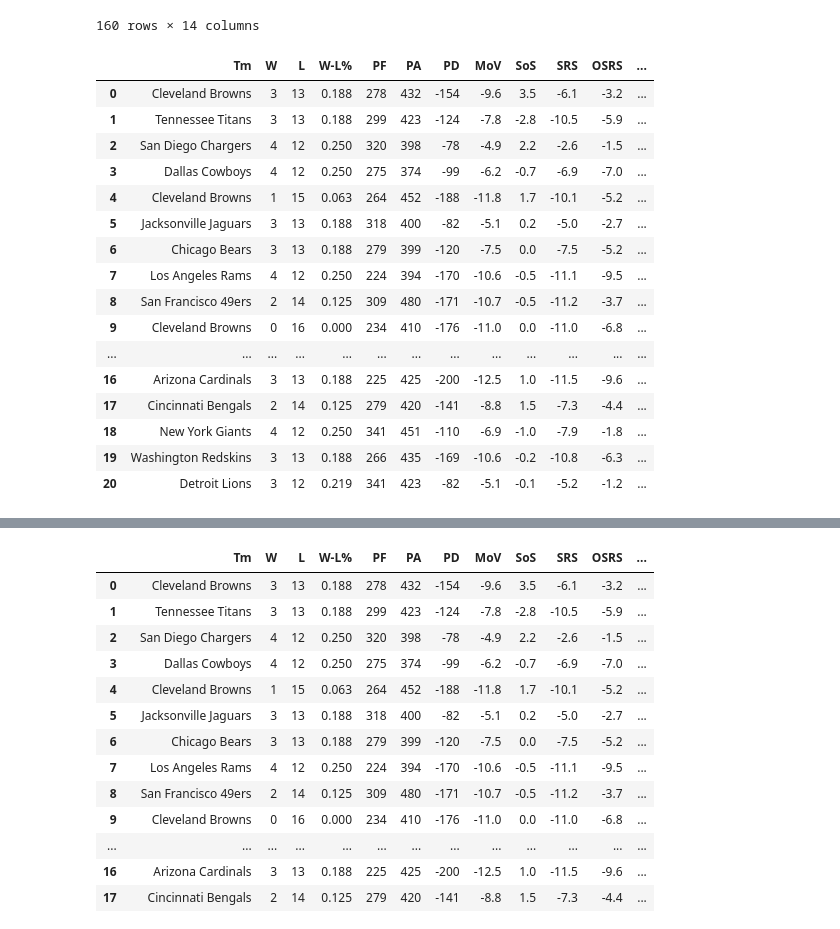
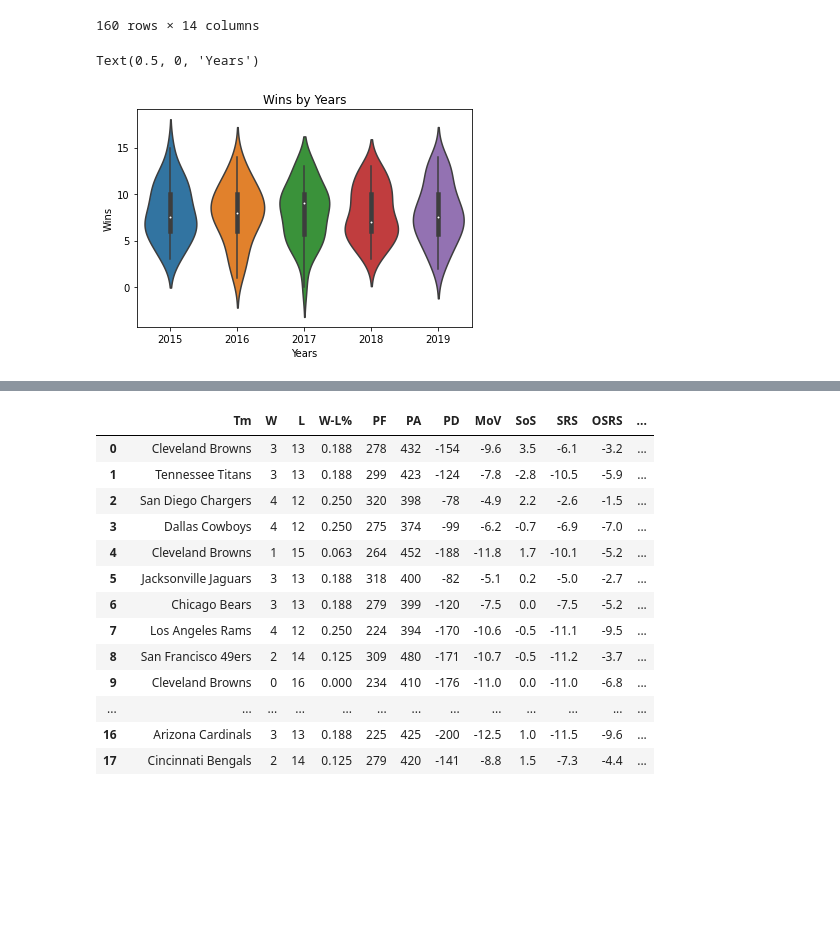
Before and after one commit to rksmith56/rksmith56.github.io, a Jupyter notebook: mainsource.ipynb, the cells around one changed output, grey strips where cells are left out. Drawn from its saved outputs; the diff is of its cells as text; code cells hidden in the pictures; blank space fills up the shorter version.

```diff
--- a/mainsource.ipynb
+++ b/mainsource.ipynb
@@ -77,7 +77,6 @@ ls_2019['Year'] = 2019
 years_list = [ls_2015, ls_2016, ls_2017, ls_2018, ls_2019]
 years_frame_ls = pd.concat(years_list, ignore_index=True)
 
-years_frame_ls['W'] = years_frame_ls['W'].astype('int')
 years_frame_ls
 # %% [output]
 |  | Tm | W | L | W-L% | PF | PA | PD | MoV | SoS | SRS | OSRS | ... |
@@ -93,27 +92,14 @@ years_frame_ls
 | 158 | Los Angeles Rams | 9 | 7 | .563 | 394 | 364 | 30 | 1.9 | 2.0 | 3.9 | 2.2 | ... |
 | 159 | Arizona Cardinals | 5 | 10 | .344 | 361 | 442 | -81 | -5.1 | 1.8 | -3.2 | -0.3 | ... |
 160 rows × 14 columns
-# %%
-years_frame_ls['W-L%'] = years_frame_ls['W-L%'].astype('float')
-years_frame_ls = years_frame_ls[years_frame_ls['W-L%'] <= .250]
-years_frame_ls = years_frame_ls.reset_index(drop=True)
-years_frame_ls['W'] = years_frame_ls['W'].astype('int')
-years_frame_ls
-# %% [output]
-|  | Tm | W | L | W-L% | PF | PA | PD | MoV | SoS | SRS | OSRS | ... |
-| 0 | Cleveland Browns | 3 | 13 | 0.188 | 278 | 432 | -154 | -9.6 | 3.5 | -6.1 | -3.2 | ... |
-| 1 | Tennessee Titans | 3 | 13 | 0.188 | 299 | 423 | -124 | -7.8 | -2.8 | -10.5 | -5.9 | ... |
-| 2 | San Diego Chargers | 4 | 12 | 0.250 | 320 | 398 | -78 | -4.9 | 2.2 | -2.6 | -1.5 | ... |
-| 3 | Dallas Cowboys | 4 | 12 | 0.250 | 275 | 374 | -99 | -6.2 | -0.7 | -6.9 | -7.0 | ... |
-| 4 | Cleveland Browns | 1 | 15 | 0.063 | 264 | 452 | -188 | -11.8 | 1.7 | -10.1 | -5.2 | ... |
-| 5 | Jacksonville Jaguars | 3 | 13 | 0.188 | 318 | 400 | -82 | -5.1 | 0.2 | -5.0 | -2.7 | ... |
-| 6 | Chicago Bears | 3 | 13 | 0.188 | 279 | 399 | -120 | -7.5 | 0.0 | -7.5 | -5.2 | ... |
-| 7 | Los Angeles Rams | 4 | 12 | 0.250 | 224 | 394 | -170 | -10.6 | -0.5 | -11.1 | -9.5 | ... |
-| 8 | San Francisco 49ers | 2 | 14 | 0.125 | 309 | 480 | -171 | -10.7 | -0.5 | -11.2 | -3.7 | ... |
-| 9 | Cleveland Browns | 0 | 16 | 0.000 | 234 | 410 | -176 | -11.0 | 0.0 | -11.0 | -6.8 | ... |
-| ... | ... | ... | ... | ... | ... | ... | ... | ... | ... | ... | ... | ... |
-| 16 | Arizona Cardinals | 3 | 13 | 0.188 | 225 | 425 | -200 | -12.5 | 1.0 | -11.5 | -9.6 | ... |
-| 17 | Cincinnati Bengals | 2 | 14 | 0.125 | 279 | 420 | -141 | -8.8 | 1.5 | -7.3 | -4.4 | ... |
-| 18 | New York Giants | 4 | 12 | 0.250 | 341 | 451 | -110 | -6.9 | -1.0 | -7.9 | -1.8 | ... |
-| 19 | Washington Redskins | 3 | 13 | 0.188 | 266 | 435 | -169 | -10.6 | -0.2 | -10.8 | -6.3 | ... |
-| 20 | Detroit Lions | 3 | 12 | 0.219 | 341 | 423 | -82 | -5.1 | -0.1 | -5.2 | -1.2 | ... |
+# %%
+#Creates a seaborn violin plot by taking the continent and added residuals from the data chart
+ax = sns.violinplot(x = years_frame_ls.Year, y = years_frame_ls.W, data = years_frame_ls)
+
+#Sets labels on the chart
+ax.set_title("Wins by Years")
+ax.set_ylabel("Wins")
+ax.set_xlabel("Years")
+# %% [output]
+Text(0.5, 0, 'Years')
+[figure, added]
```
Also changed, not shown: parts of 9 cells of this notebook.
